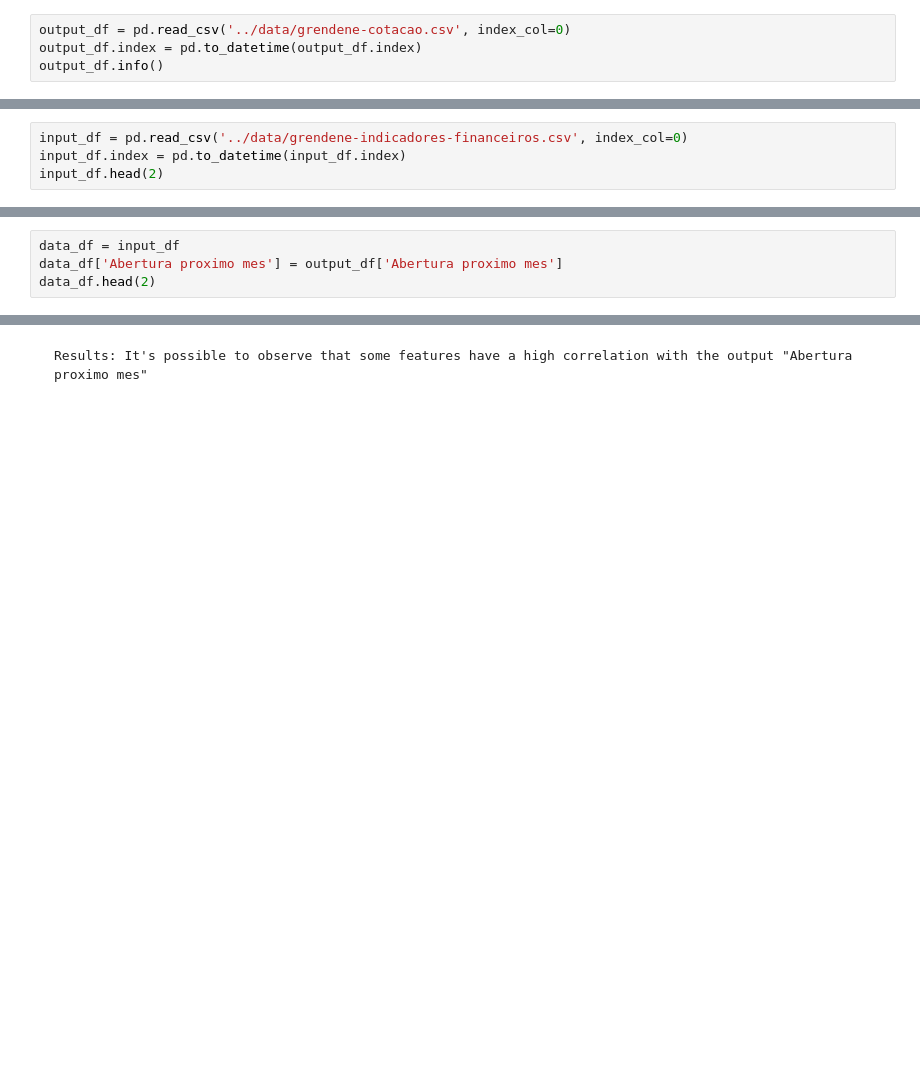
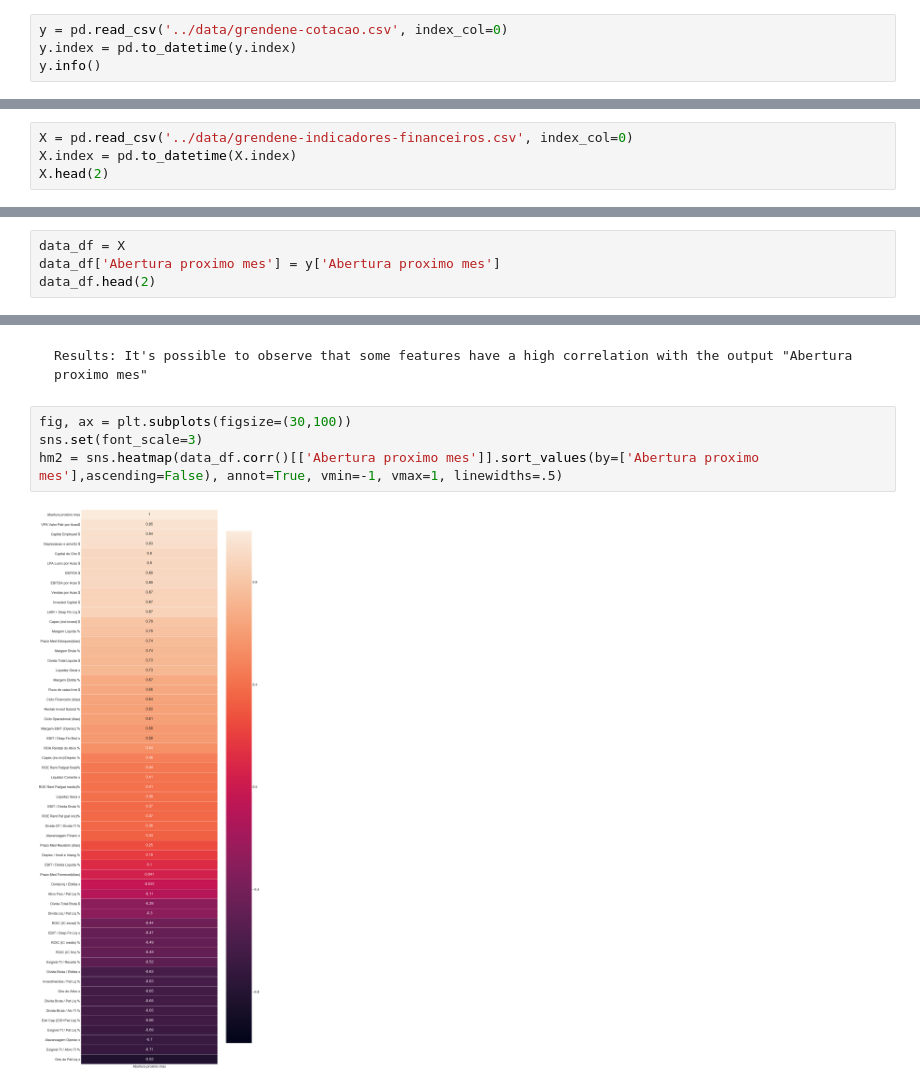
Before and after one commit to GuiMend/stock-prediction-rnn-fundamentals, a Jupyter notebook: TCC/2_Exploratory_Data_Analysis.ipynb, the cells around one changed output, grey strips where cells are left out. Cells and saved outputs as stored; diff of their text form; blank space fills up the shorter version.

Commit message:
feat: add exploratory visuals

```diff
--- a/TCC/2_Exploratory_Data_Analysis.ipynb
+++ b/TCC/2_Exploratory_Data_Analysis.ipynb
@@ -17,9 +17,9 @@ register_matplotlib_converters()
 # %% [markdown]
 **Import data and converting index to datetimeindex**
 # %%
-output_df = pd.read_csv('../data/grendene-cotacao.csv', index_col=0)
-output_df.index = pd.to_datetime(output_df.index)
-output_df.info()
+y = pd.read_csv('../data/grendene-cotacao.csv', index_col=0)
+y.index = pd.to_datetime(y.index)
+y.info()
 # %% [output]
 <class 'pandas.core.frame.DataFrame'>
 DatetimeIndex: 55 entries, 2005-12-31 to 2019-06-30
@@ -28,9 +28,9 @@ Abertura proximo mes    55 non-null float64
 dtypes: float64(1)
 memory usage: 880.0 bytes
 # %%
-input_df = pd.read_csv('../data/grendene-indicadores-financeiros.csv', index_col=0)
-input_df.index = pd.to_datetime(input_df.index)
-input_df.head(2)
+X = pd.read_csv('../data/grendene-indicadores-financeiros.csv', index_col=0)
+X.index = pd.to_datetime(X.index)
+X.head(2)
 # %% [output]
 |  | LPA Lucro por Acao $ | VPA Valor Patr por Acao$ | Vendas por Acao $ | EBITDA por Acao $ | ... |
 | Trimestre |  |  |  |  | ... |
@@ -39,8 +39,8 @@ input_df.head(2)
 # %% [markdown]
 **Joining input and output to a single df**
 # %%
-data_df = input_df
-data_df['Abertura proximo mes'] = output_df['Abertura proximo mes']
+data_df = X
+data_df['Abertura proximo mes'] = y['Abertura proximo mes']
 data_df.head(2)
 # %% [output]
 |  | LPA Lucro por Acao $ | VPA Valor Patr por Acao$ | Vendas por Acao $ | EBITDA por Acao $ | ... |
@@ -102,2 +99,8 @@ hm = sns.heatmap(cm,
 # %% [markdown]
     Results: It's possible to observe that some features have a high correlation with the output "Abertura proximo mes"
+# %%
+fig, ax = plt.subplots(figsize=(30,100))
+sns.set(font_scale=3)
+hm2 = sns.heatmap(data_df.corr()[['Abertura proximo mes']].sort_values(by=['Abertura proximo mes'],ascending=False), annot=True, vmin=-1, vmax=1, linewidths=.5)
+# %% [output]
+[figure, added]
```
Also changed, not shown: parts of 4 cells of this notebook.
